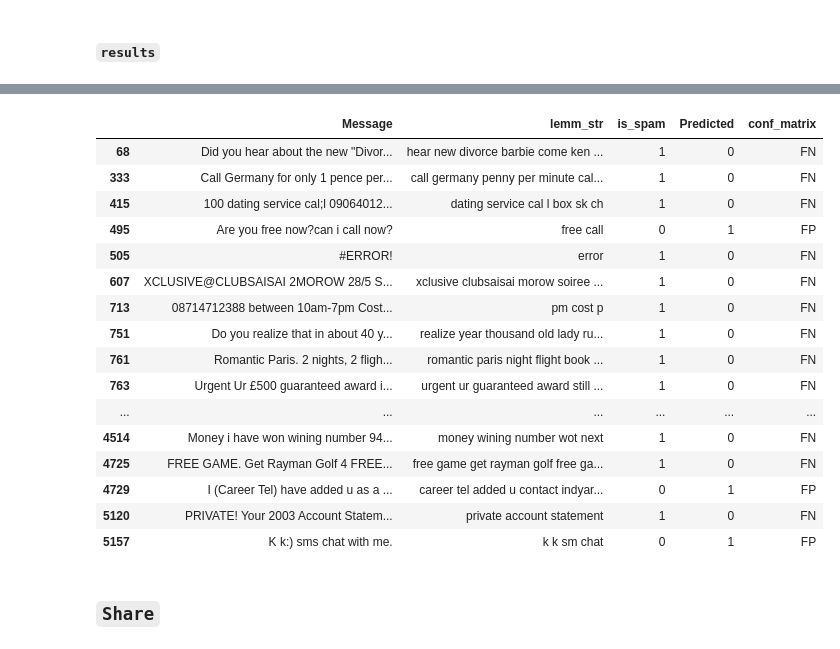
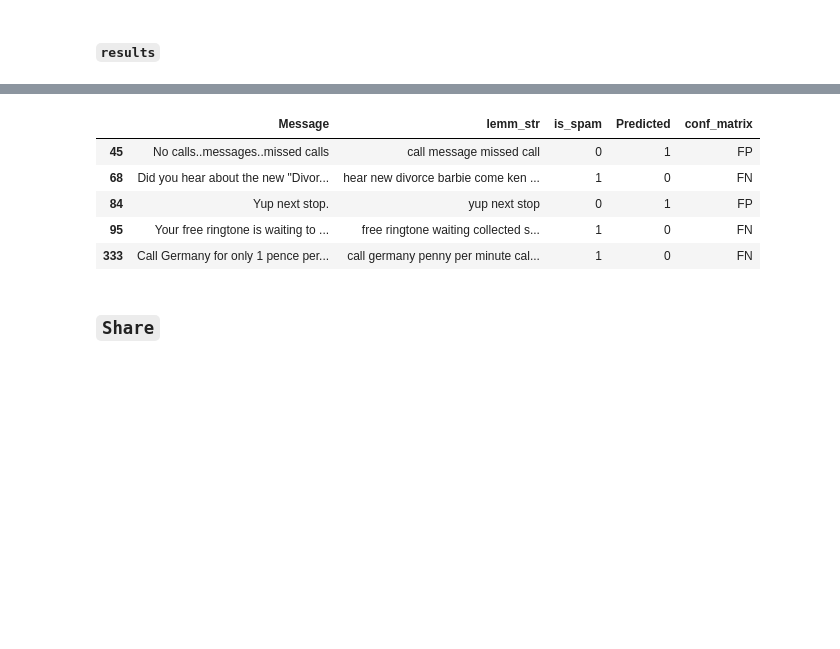
Before and after one commit to IgorBeHolder/Netology, a Jupyter notebook: Netology stats_Case_study HW.ipynb, the cells around one changed output, grey strips where cells are left out. Cells and saved outputs as stored; diff of their text form; code cells hidden in the pictures; blank space fills up the shorter version.

```diff
--- a/Netology stats_Case_study HW.ipynb
+++ b/Netology stats_Case_study HW.ipynb
@@ -466,7 +479,7 @@ memory usage: 120.9+ KB
 # %%
 # lower ->  subst. non-word character  ->  split  ->  remove stopwords
 df['words'] = df.Message.apply(lambda x:
- [word for word in re.sub('[\W\d_]+', ' ', x.lower()).split() if word not in stopwords_set] )
+ [word for word in re.sub('[\W\d]+', ' ', x.lower()).split() if word not in stopwords_set] )
 
 df
 # %% [output]
@@ -531,3 +544,0 @@ tfidf_matrix.shape
-# %%
-tfidf_matrix['len']= tfidf_matrix.sum(axis= 1) # empirical criterion approximates the 'Euclidean distance'
-tfidf_matrix
@@ -547,0 +566,2 @@ tfidf_matrix
+# %%
+tfidf_matrix.replace({np.nan:0},inplace= True)
@@ -628,25 +653,14 @@ df['conf_matrix'] = df.apply(lambda row: conf_matrix(row['is_spam'], row['Predic
 # %%
 # MISTAKES (FN + FP)
 pd.set_option('max_colwidth', 200)
-df[df.is_spam != df.Predicted][['Message', 'lemm_str','is_spam','Predicted', 'conf_matrix']]
+df[df.is_spam != df.Predicted][['Message', 'lemm_str','is_spam','Predicted', 'conf_matrix']].head()
 # %% [output]
 |  | Message | lemm_str | is_spam | Predicted | conf_matrix |
+| 45 | No calls..messages..missed calls | call message missed call | 0 | 1 | FP |
 | 68 | Did you hear about the new "Divor... | hear new divorce barbie come ken ... | 1 | 0 | FN |
+| 84 | Yup next stop. | yup next stop | 0 | 1 | FP |
+| 95 | Your free ringtone is waiting to ... | free ringtone waiting collected s... | 1 | 0 | FN |
 | 333 | Call Germany for only 1 pence per... | call germany penny per minute cal... | 1 | 0 | FN |
-| 415 | 100 dating service cal;l 09064012... | dating service cal l box sk ch | 1 | 0 | FN |
-| 495 | Are you free now?can i call now? | free call | 0 | 1 | FP |
-| 505 | #ERROR! | error | 1 | 0 | FN |
-| 607 | XCLUSIVE@CLUBSAISAI 2MOROW 28/5 S... | xclusive clubsaisai morow soiree ... | 1 | 0 | FN |
-| 713 | 08714712388 between 10am-7pm Cost... | pm cost p | 1 | 0 | FN |
-| 751 | Do you realize that in about 40 y... | realize year thousand old lady ru... | 1 | 0 | FN |
-| 761 | Romantic Paris. 2 nights, 2 fligh... | romantic paris night flight book ... | 1 | 0 | FN |
-| 763 | Urgent Ur £500 guaranteed award i... | urgent ur guaranteed award still ... | 1 | 0 | FN |
-| ... | ... | ... | ... | ... | ... |
-| 4514 | Money i have won wining number 94... | money wining number wot next | 1 | 0 | FN |
-| 4725 | FREE GAME. Get Rayman Golf 4 FREE... | free game get rayman golf free ga... | 1 | 0 | FN |
-| 4729 | I (Career Tel) have added u as a ... | career tel added u contact indyar... | 0 | 1 | FP |
-| 5120 | PRIVATE! Your 2003 Account Statem... | private account statement | 1 | 0 | FN |
-| 5157 | K k:) sms chat with me. | k k sm chat | 0 | 1 | FP |
 # %% [markdown]
 ### `Share`
 # %% [markdown]
```
Also changed, not shown: parts of 29 cells of this notebook.
